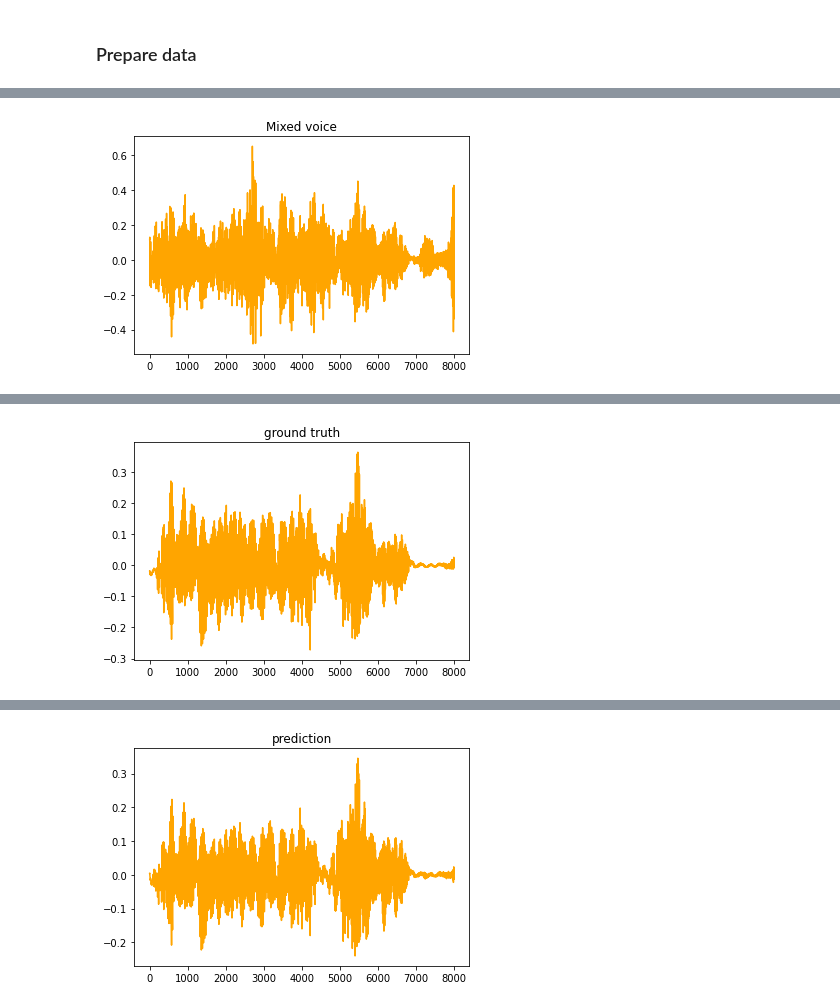
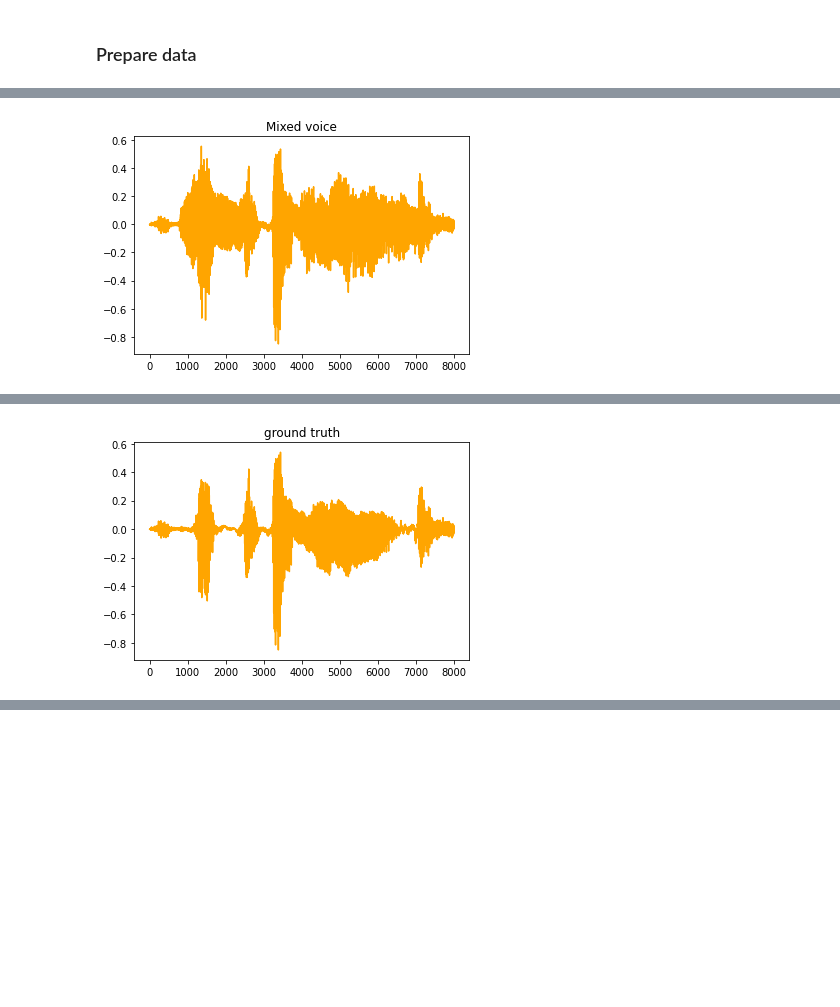
Before and after one commit to pren1/VAST, a Jupyter notebook: Splitter_playground.ipynb, the cells around one changed output, grey strips where cells are left out. Drawn from its saved outputs; the diff is of its cells as text; code cells hidden in the pictures; blank space fills up the shorter version.

```diff
--- a/Splitter_playground.ipynb
+++ b/Splitter_playground.ipynb
@@ -256,8 +339,13 @@ ________________________________________________________________________________
 # %%
-X_total = load_data_array_from_npy(f"gdrive/My Drive/Free_RAM_VAST/short_mixed_mag_list.npy")
-y_total = load_data_array_from_npy(f"gdrive/My Drive/Free_RAM_VAST/short_target_mag_list.npy")
-corresponding_phase = load_data_array_from_npy(f"gdrive/My Drive/Free_RAM_VAST/short_mixed_phase_list.npy")
-X_total.shape
+X_total = load_data_array_from_npy(f"gdrive/My Drive/Free_RAM_VAST/mixed_mag_list.npy")
+y_total = load_data_array_from_npy(f"gdrive/My Drive/Free_RAM_VAST/target_mag_list.npy")
+corresponding_phase = load_data_array_from_npy(f"gdrive/My Drive/Free_RAM_VAST/mixed_phase_list.npy")
 
-# X_total = np.asarray(X_total).reshape((-1, 51, 601))
-# y_total = np.asarray(y_total).reshape((-1, 51, 601))
+train_ratio = 0.9
+X_train = X_total[:int(train_ratio * len(X_total))]
+y_train = y_total[:int(train_ratio * len(X_total))]
+train_phase = corresponding_phase[:int(train_ratio * len(X_total))]
+
+X_test = X_total[int(train_ratio * len(X_total)):]
+y_test = y_total[int(train_ratio * len(X_total)):]
+test_phase = corresponding_phase[int(train_ratio * len(X_total)):]
@@ -363,13 +458,12 @@ def reconstruct_wav(mag, phase, plt_name):
   IPython.display.display(IPython.display.Audio(np.asarray(resulted_wav).T, rate=8000))
 # %%
 for i in range(1):
-  i = 20
-  reconstruct_wav(X_train[i], y_phase[i], "Mixed voice")
-  reconstruct_wav(y_train[i], y_phase[i], "ground truth")
-  reconstruct_wav(test_res[i], y_phase[i], "prediction")
+  i = 0
+  reconstruct_wav(X_train[i], train_phase[i], "Mixed voice")
+  reconstruct_wav(y_train[i], train_phase[i], "ground truth")
+  # reconstruct_wav(test_res[i], train_phase[i], "prediction")
 # %% [output]
-[figure, old version]
+[figure, new version]
 [interactive output not drawn]
-[figure, old version]
+[figure, new version]
 [interactive output not drawn]
-[figure, removed]
```
Also changed, not shown: parts of 30 cells of this notebook.
